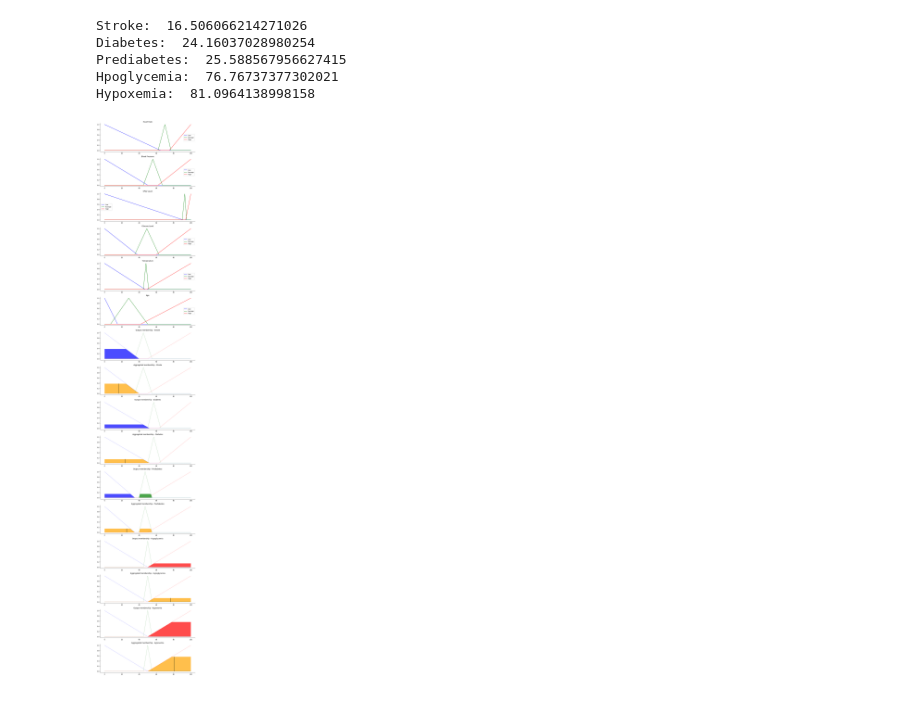
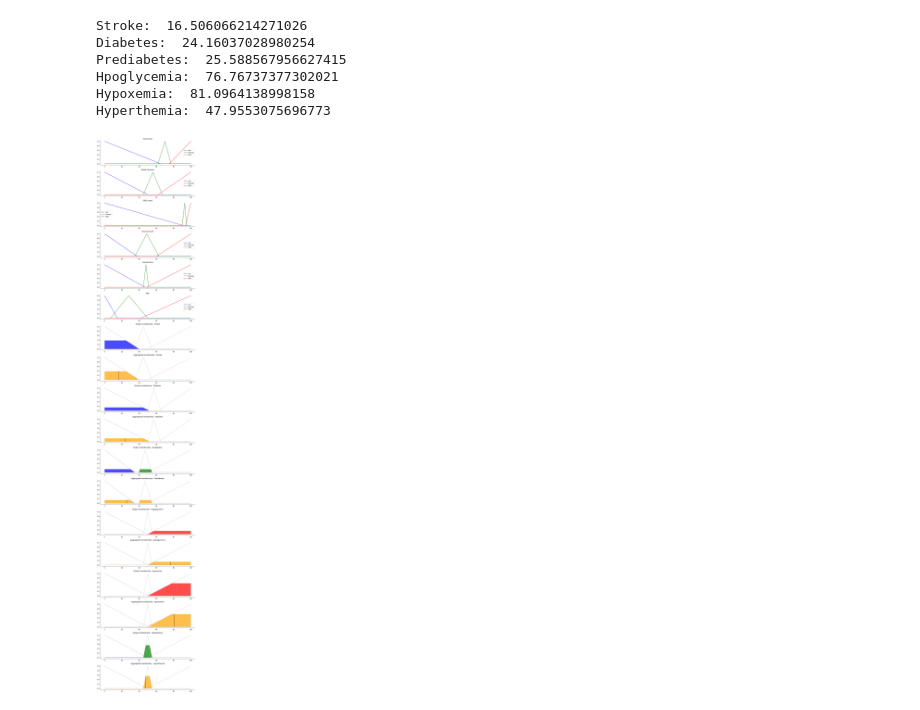
Before and after one commit to AnjanaSenanayake/DiagnosisFuzzy, a Jupyter notebook: fuzzy_diagnosis_with_defuzz.ipynb, the cells around one changed output. Saved outputs shown, nothing was run; the diff lists cells and outputs as text; code cells hidden in the pictures.

Commit message:
hypethemia rules added

```diff
--- a/fuzzy_diagnosis_with_defuzz.ipynb
+++ b/fuzzy_diagnosis_with_defuzz.ipynb
@@ -17,7 +17,7 @@ def fuzzy(heart_rate, blood_pressure, spo2_lvl, glucose_lvl, temperature, age):
     x_age  = np.arange(0, 101, 1)
 
     x_hypoxemia = np.arange(0, 101, 1)
-    x_hyperthemia  = np.arange(0, 11, 1)
+    x_hyperthemia  = np.arange(0, 101, 1)
     x_diabetes  = np.arange(0, 101, 1)
     x_prediabetes  = np.arange(0, 101, 1)
     x_hypoglycemia  = np.arange(0, 101, 1)
@@ -74,7 +74,11 @@ def fuzzy(heart_rate, blood_pressure, spo2_lvl, glucose_lvl, temperature, age):
     hypoxemia_md = fuzz.trimf(x_hypoxemia, [45, 50, 55])
     hypoxemia_hi = fuzz.trimf(x_hypoxemia, [50, 100, 100])
 
-    fig, (ax0,ax1,ax2,ax3,ax4,ax5,ax6,ax7,ax8,ax9,ax10,ax11,ax12,ax13,ax14,ax15) = plt.subplots(nrows=16, figsize=(10, 55))
+    hyperthemia_lo = fuzz.trimf(x_hyperthemia, [0, 0, 50])
+    hyperthemia_md = fuzz.trimf(x_hyperthemia, [45, 50, 55])
+    hyperthemia_hi = fuzz.trimf(x_hyperthemia, [50, 100, 100])
+
+    fig, (ax0,ax1,ax2,ax3,ax4,ax5,ax6,ax7,ax8,ax9,ax10,ax11,ax12,ax13,ax14,ax15,ax16,ax17) = plt.subplots(nrows=18, figsize=(10, 55))
 
     ax0.plot(x_heart_rate, heart_rate_lo, 'b', linewidth=1.5, label='Low')
     ax0.plot(x_heart_rate, heart_rate_md, 'g', linewidth=1.5, label='Average')
@@ -333,8 +337,40 @@ def fuzzy(heart_rate, blood_pressure, spo2_lvl, glucose_lvl, temperature, age):
     ax15.plot([hypoxemia, hypoxemia], [0, hypoxemia_activation], 'k', linewidth=1.5, alpha=0.9)
     ax15.set_title('Aggregated membership - Hypoxemia')
 
+##-----------------------------------------------------------------------------------------------------------------
+
+    ### Rules for hyperthemia diagnosis
+    hyperthemia_activation_lo = np.fmin(temperature_lo, hyperthemia_lo)
+    hyperthemia_activation_md = np.fmin(temperature_md, hyperthemia_md)
+    hyperthemia_activation_hi = np.fmin(temperature_hi, hyperthemia_hi)
+    hyperthemia0 = np.zeros_like(x_hyperthemia)
+
+    # Aggregate all three output membership functions together
+    aggregated_hyperthemia = np.fmax(hyperthemia_activation_lo,
+                         np.fmax(hyperthemia_activation_md, hyperthemia_activation_hi))
+
+    # Calculate defuzzified result
+    hyperthemia = fuzz.defuzz(x_hyperthemia, aggregated_hyperthemia, 'centroid')
+    hyperthemia_activation = fuzz.interp_membership(x_hyperthemia, aggregated_hyperthemia, hyperthemia)
+
+    # Visualize this
+    ax16.fill_between(x_hyperthemia, hyperthemia0, hyperthemia_activation_lo, facecolor='b', alpha=0.7)
+    ax16.plot(x_hyperthemia, hyperthemia_lo, 'b', linewidth=0.5, linestyle='--', )
+    ax16.fill_between(x_hyperthemia, hyperthemia0, hyperthemia_activation_md, facecolor='g', alpha=0.7)
+    ax16.plot(x_hyperthemia, hyperthemia_md, 'g', linewidth=0.5, linestyle='--')
+    ax16.fill_between(x_hyperthemia, hyperthemia0, hyperthemia_activation_hi, facecolor='r', alpha=0.7)
+    ax16.plot(x_hyperthemia, hyperthemia_hi, 'r', linewidth=0.5, linestyle='--')
+    ax16.set_title('Output membership - Hyperthemia')
+
+    ax17.plot(x_hyperthemia, hyperthemia_lo, 'b', linewidth=0.5, linestyle='--', )
+    ax17.plot(x_hyperthemia, hyperthemia_md, 'g', linewidth=0.5, linestyle='--')
+    ax17.plot(x_hyperthemia, hyperthemia_hi, 'r', linewidth=0.5, linestyle='--')
+    ax17.fill_between(x_hyperthemia, hyperthemia0, aggregated_hyperthemia, facecolor='Orange', alpha=0.7)
+    ax17.plot([hyperthemia, hyperthemia], [0, hyperthemia_activation], 'k', linewidth=1.5, alpha=0.9)
+    ax17.set_title('Aggregated membership - Hyperthemia')
+
     # Turn off top/right axes
-    for ax in (ax0,ax1,ax2,ax3,ax4,ax5,ax6,ax7,ax8,ax9,ax10,ax11,ax12,ax13,ax14,ax15):
+    for ax in (ax0,ax1,ax2,ax3,ax4,ax5,ax6,ax7,ax8,ax9,ax10,ax11,ax12,ax13,ax14,ax15,ax16,ax17):
         ax.spines['top'].set_visible(False)
         ax.spines['right'].set_visible(False)
         ax.get_xaxis().tick_bottom()
@@ -348,13 +384,15 @@ def fuzzy(heart_rate, blood_pressure, spo2_lvl, glucose_lvl, temperature, age):
     print("Prediabetes: ",prediabetes)
     print("Hpoglycemia: ",hypoglycemia)
     print("Hypoxemia: ",hypoxemia)
+    print("Hyperthemia: ",hyperthemia)
 # %%
 ## Execute all functions
-fuzzy(85, 90, 40, 65, 45, 40)
+fuzzy(heart_rate=85, blood_pressure=90, spo2_lvl=40, glucose_lvl=65, temperature=36, age=40)
 # %% [output]
 Stroke:  16.506066214271026
 Diabetes:  24.16037028980254
 Prediabetes:  25.588567956627415
 Hpoglycemia:  76.76737377302021
 Hypoxemia:  81.0964138998158
+Hyperthemia:  47.9553075696773
-[figure, old version]
+[figure, new version]
```
